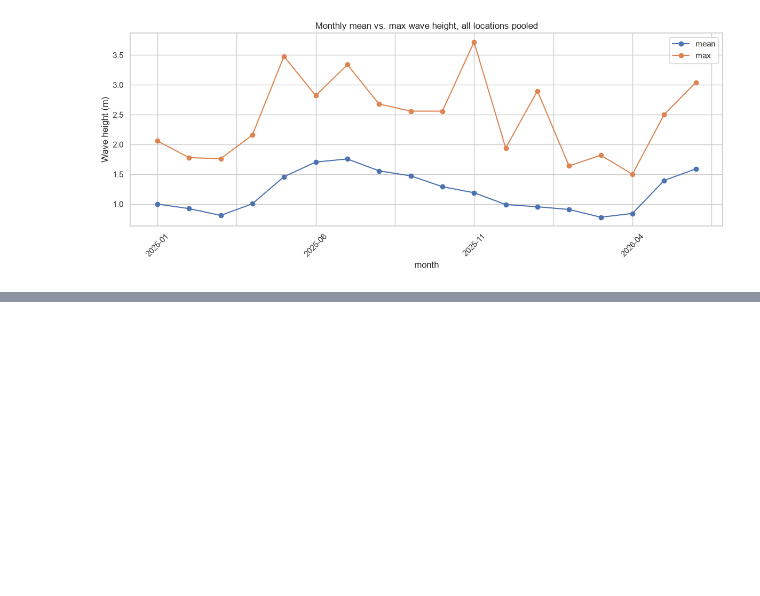
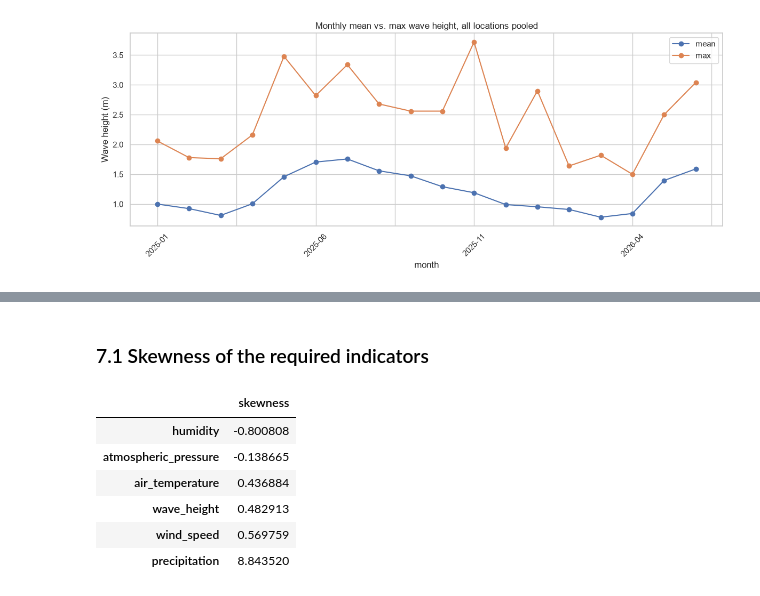
Before and after one commit to Dilmith-Anusara/CoastalPulse, a Jupyter notebook: Validation_Scripts/eda_weather_indicators.ipynb, the cells around one changed output, grey strips where cells are left out. Cells and saved outputs as stored; diff of their text form; code cells hidden in the pictures; blank space fills up the shorter version.

```diff
--- a/Validation_Scripts/eda_weather_indicators.ipynb
+++ b/Validation_Scripts/eda_weather_indicators.ipynb
@@ -244,0 +249,13 @@ plt.show()
+# %% [markdown]
+### 7.1 Skewness of the required indicators
+# %%
+skew_table = df[["air_temperature", "precipitation", "humidity", "wind_speed", "atmospheric_pressure", "wave_height"]].skew().sort_values()
+skew_table.rename("skewness").to_frame()
+# %% [output]
+|  | skewness |
+| humidity | -0.800808 |
+| atmospheric_pressure | -0.138665 |
+| air_temperature | 0.436884 |
+| wave_height | 0.482913 |
+| wind_speed | 0.569759 |
+| precipitation | 8.843520 |
```
Also changed, not shown: parts of 12 cells of this notebook, 7 other files.
